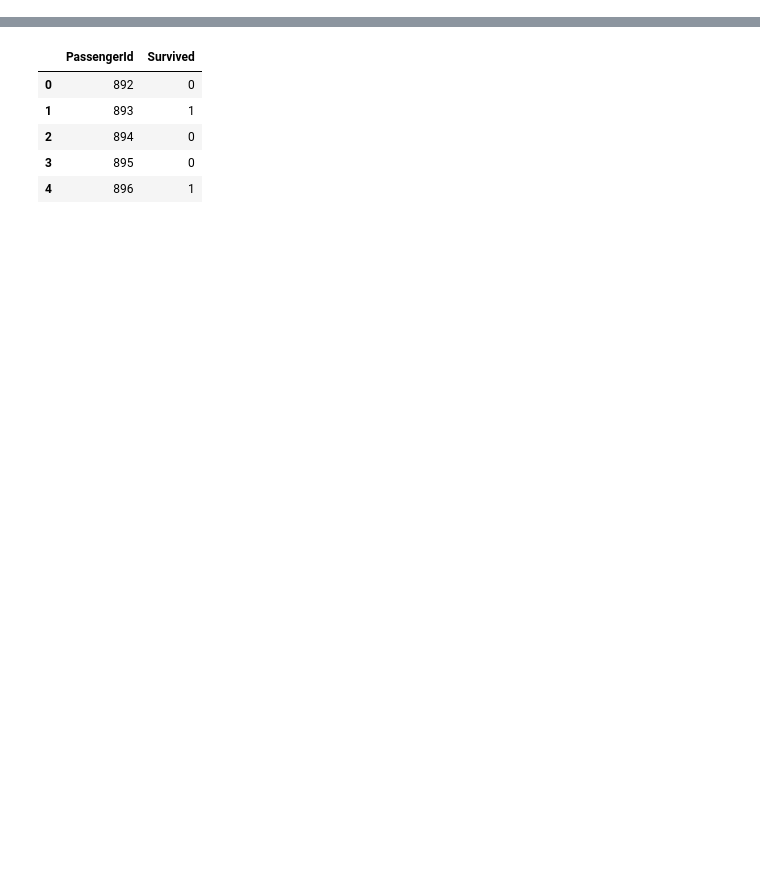
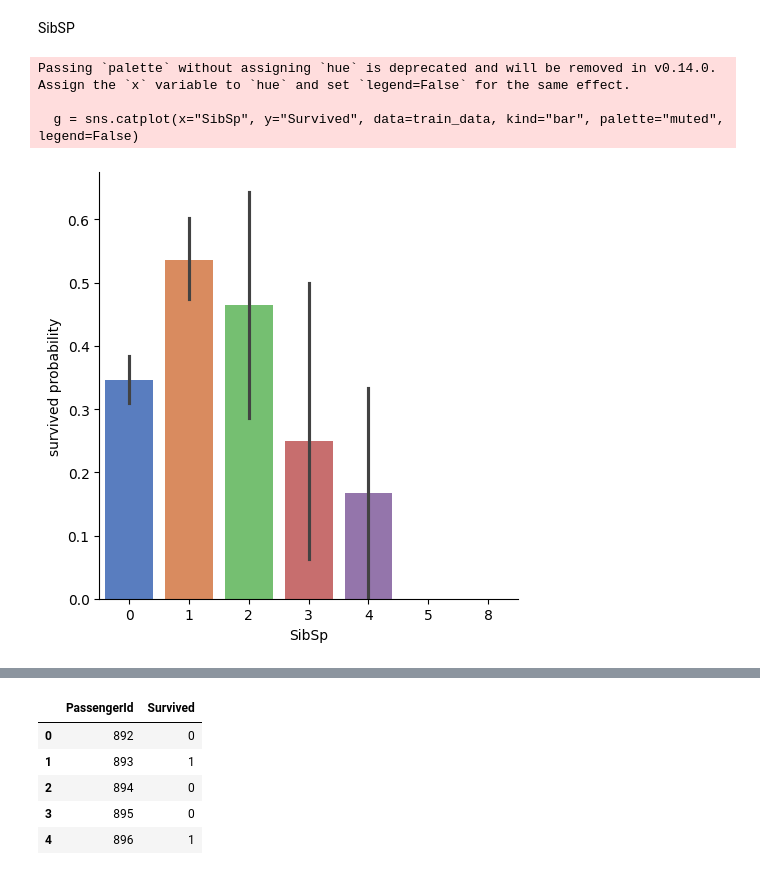
Before and after one commit to Szymqn/KaggleCompetitions, a Jupyter notebook: Titanic - Machine Learning from Disaster/exaple_model.ipynb, the cells around one changed output, grey strips where cells are left out. Saved outputs shown, nothing was run; the diff lists cells and outputs as text; code cells hidden in the pictures; blank space fills up the shorter version.

```diff
--- a/Titanic - Machine Learning from Disaster/exaple_model.ipynb
+++ b/Titanic - Machine Learning from Disaster/exaple_model.ipynb
@@ -80,0 +88,10 @@ Name: count, dtype: int64
+# %% [markdown]
+SibSP
+# %%
+g = sns.catplot(x="SibSp", y="Survived", data=train_data, kind="bar", palette="muted", legend=False)
+g = g.set_ylabels("survived probability")
+# %% [output]
+Passing `palette` without assigning `hue` is deprecated and will be removed in v0.14.0. Assign the `x` variable to `hue` and set `legend=False` for the same effect.
+
+  g = sns.catplot(x="SibSp", y="Survived", data=train_data, kind="bar", palette="muted", legend=False)
+[figure, added]
```
Also changed, not shown: parts of 39 cells of this notebook, 1 other file.
